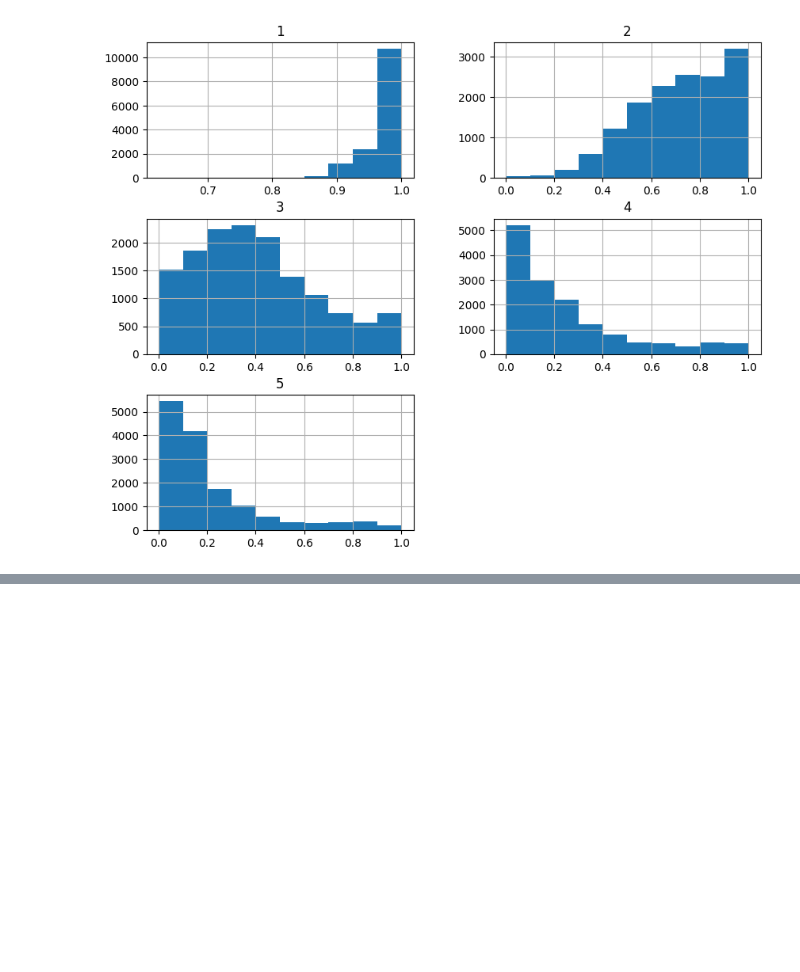
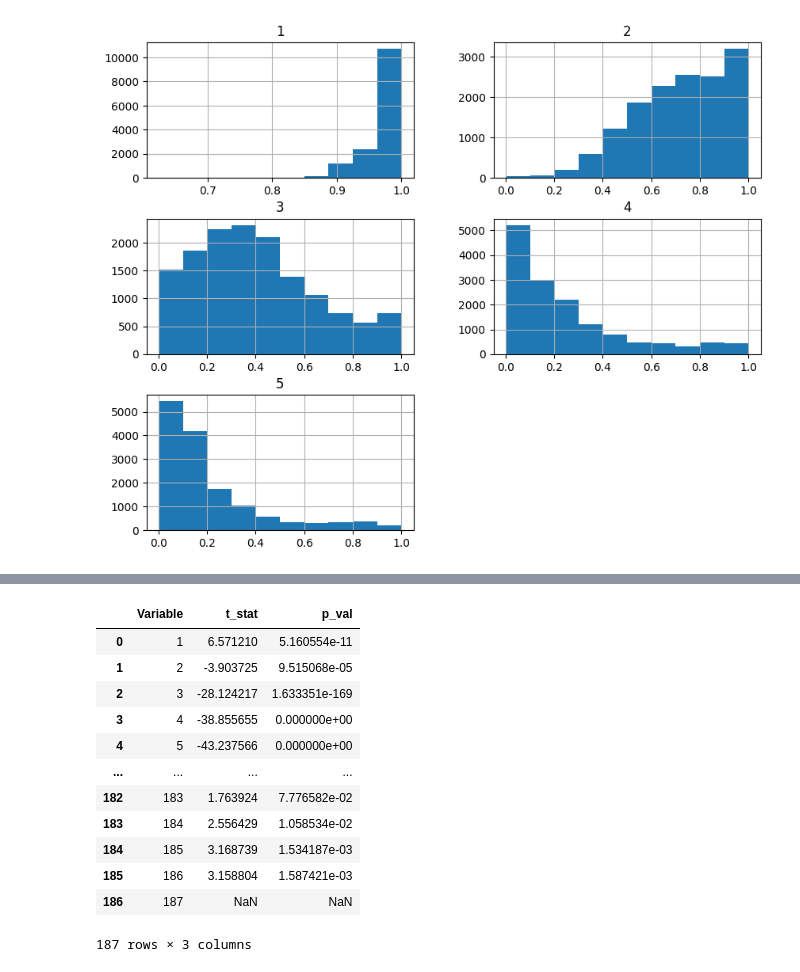
Before and after one commit to tubetraveller/heartbeat_dst, a Jupyter notebook: ptbdb_exploration_notebook.ipynb, the cells around one changed output, grey strips where cells are left out. Drawn from its saved outputs; the diff is of its cells as text; code cells hidden in the pictures; blank space fills up the shorter version.

```diff
--- a/ptbdb_exploration_notebook.ipynb
+++ b/ptbdb_exploration_notebook.ipynb
@@ -141,0 +242,44 @@ NameError: name 'stats' is not defined
+# %%
+# t-Test between normal and abnormal - Over all rows - DO NOT USE !!! - NOT NORMAL Distributed
+
+X = ptbdb_comb_df.iloc[:, :-1]
+y = ptbdb_comb_df.iloc[:, -1]
+
+normal = X[y == 0]
+abnormal = X[y == 1]
+
+t_stats = []
+p_values = []
+
+# Loop over all columns (explanatory variables) and perform the t-test
+for column in X.columns:
+    t_stat, p_val = stats.ttest_ind(normal[column], abnormal[column])
+    t_stats.append(t_stat)
+    p_values.append(p_val)
+
+# Create a DataFrame with the results
+results = pd.DataFrame({
+    'Variable': X.columns,
+    't_stat': t_stats,
+    'p_val': p_values
+})
+
+# Optional filtering of results to display only significant p-values
+significant_results = results[results['p_val'] < 0.05]
+#print(significant_results)
+
+results
+# %% [output]
+|  | Variable | t_stat | p_val |
+| 0 | 1 | 6.571210 | 5.160554e-11 |
+| 1 | 2 | -3.903725 | 9.515068e-05 |
+| 2 | 3 | -28.124217 | 1.633351e-169 |
+| 3 | 4 | -38.855655 | 0.000000e+00 |
+| 4 | 5 | -43.237566 | 0.000000e+00 |
+| ... | ... | ... | ... |
+| 182 | 183 | 1.763924 | 7.776582e-02 |
+| 183 | 184 | 2.556429 | 1.058534e-02 |
+| 184 | 185 | 3.168739 | 1.534187e-03 |
+| 185 | 186 | 3.158804 | 1.587421e-03 |
+| 186 | 187 | NaN | NaN |
+187 rows × 3 columns
```
Also changed, not shown: parts of 4 cells of this notebook, 1 other file.
